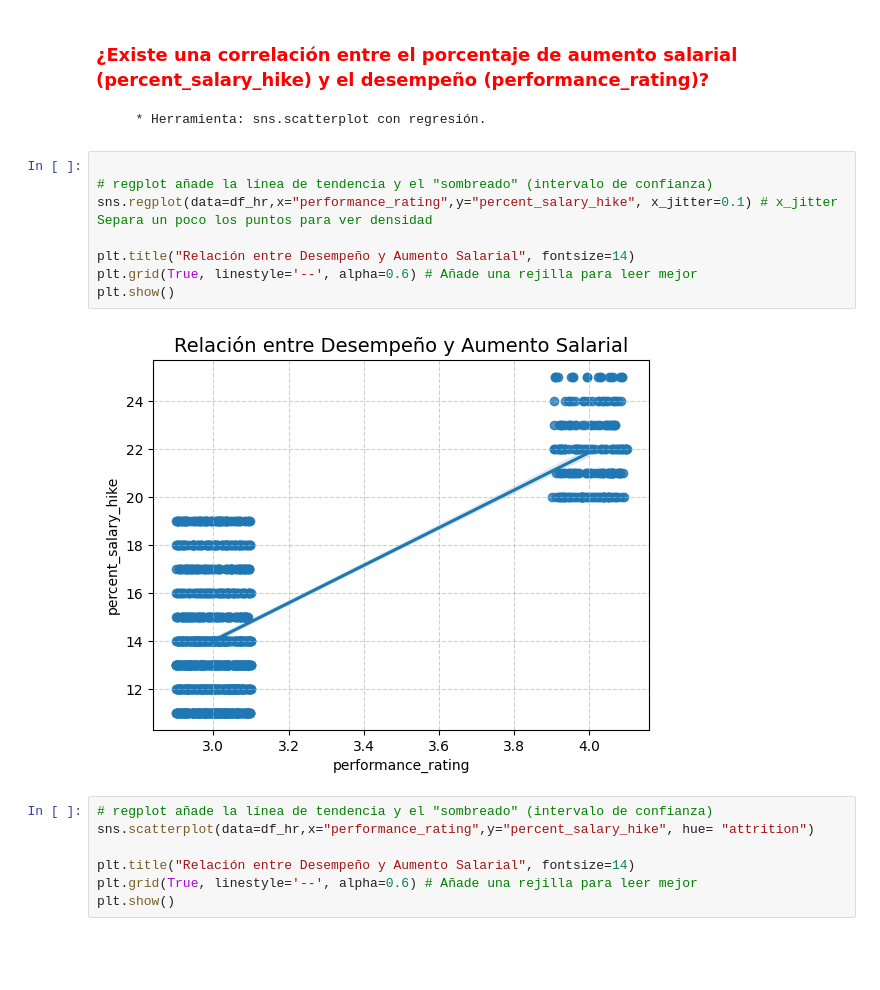
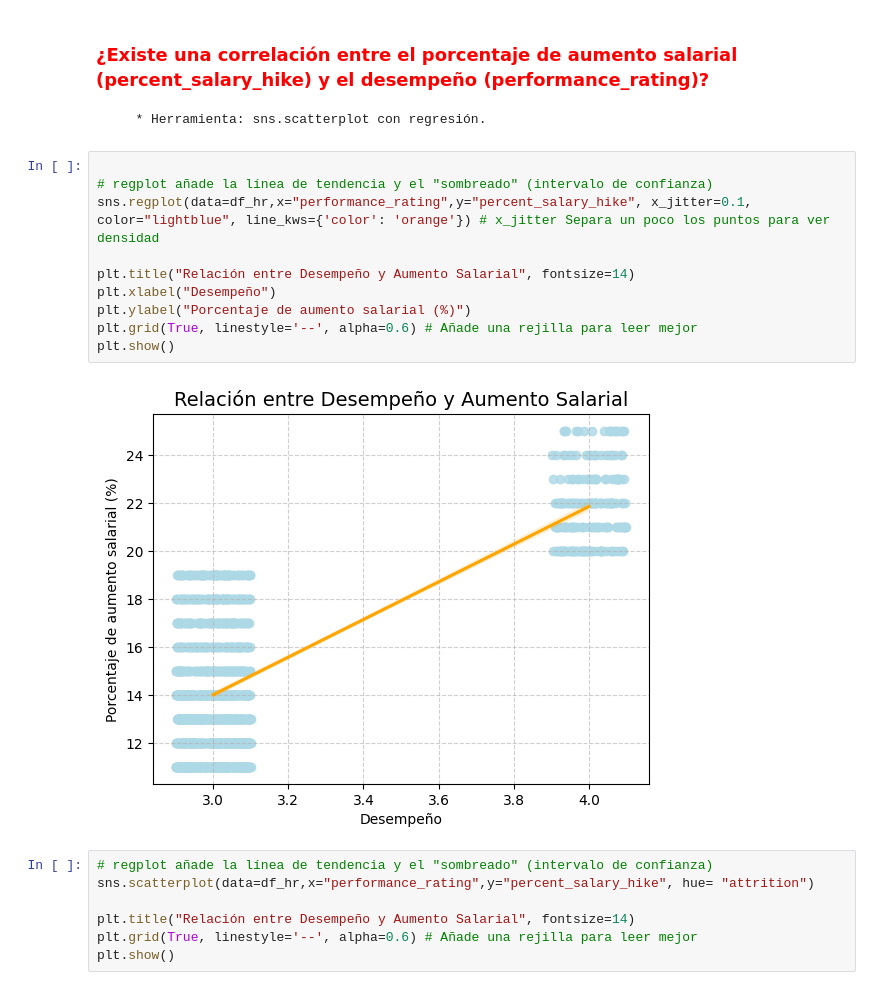
Before and after one commit to Lumo88/project-da-promo-65-modulo-3-team-1, a Jupyter notebook: Insights.ipynb, the cells around one changed output. Saved outputs shown, nothing was run; the diff lists cells and outputs as text; blank space fills up the shorter version.

```diff
--- a/Insights.ipynb
+++ b/Insights.ipynb
@@ -403,13 +411,15 @@ sns.jointplot(data=df_hr, x="years_at_company", y="percent_salary_hike", hue="at
 # %%
 
 # regplot añade la línea de tendencia y el "sombreado" (intervalo de confianza)
-sns.regplot(data=df_hr,x="performance_rating",y="percent_salary_hike", x_jitter=0.1) # x_jitter Separa un poco los puntos para ver densidad
+sns.regplot(data=df_hr,x="performance_rating",y="percent_salary_hike", x_jitter=0.1, color="lightblue", line_kws={'color': 'orange'}) # x_jitter Separa un poco los puntos para ver densidad
 
 plt.title("Relación entre Desempeño y Aumento Salarial", fontsize=14)
+plt.xlabel("Desempeño")
+plt.ylabel("Porcentaje de aumento salarial (%)")
 plt.grid(True, linestyle='--', alpha=0.6) # Añade una rejilla para leer mejor
 plt.show()
 # %% [output]
-[figure, old version]
+[figure, new version]
 # %%
 # regplot añade la línea de tendencia y el "sombreado" (intervalo de confianza)
 sns.scatterplot(data=df_hr,x="performance_rating",y="percent_salary_hike", hue= "attrition")
```
Also changed, not shown: parts of 12 cells of this notebook.
